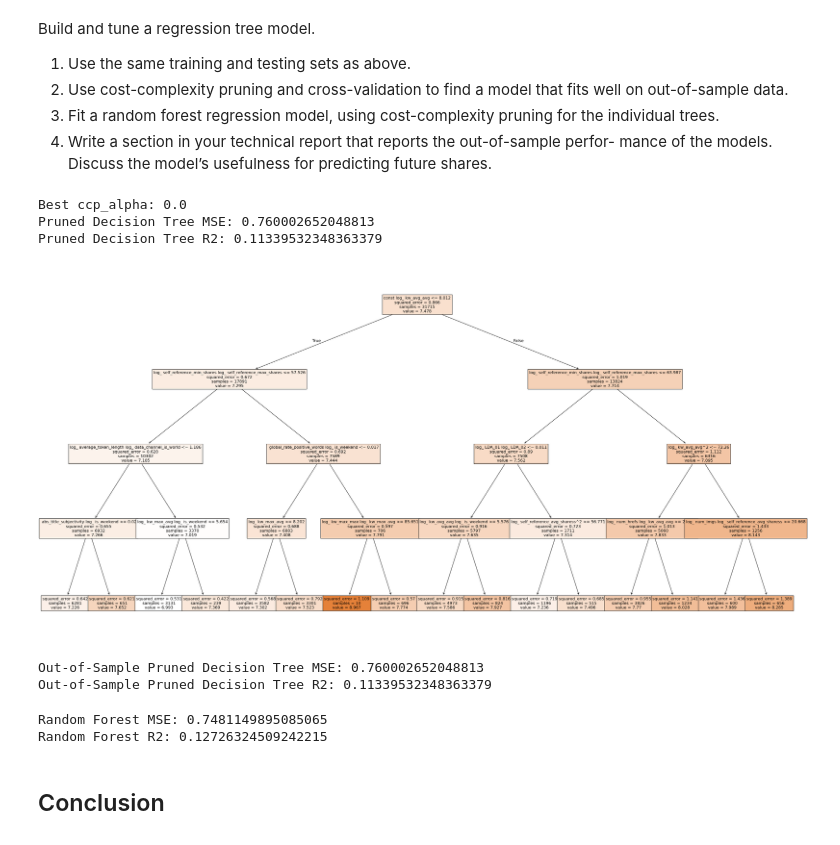
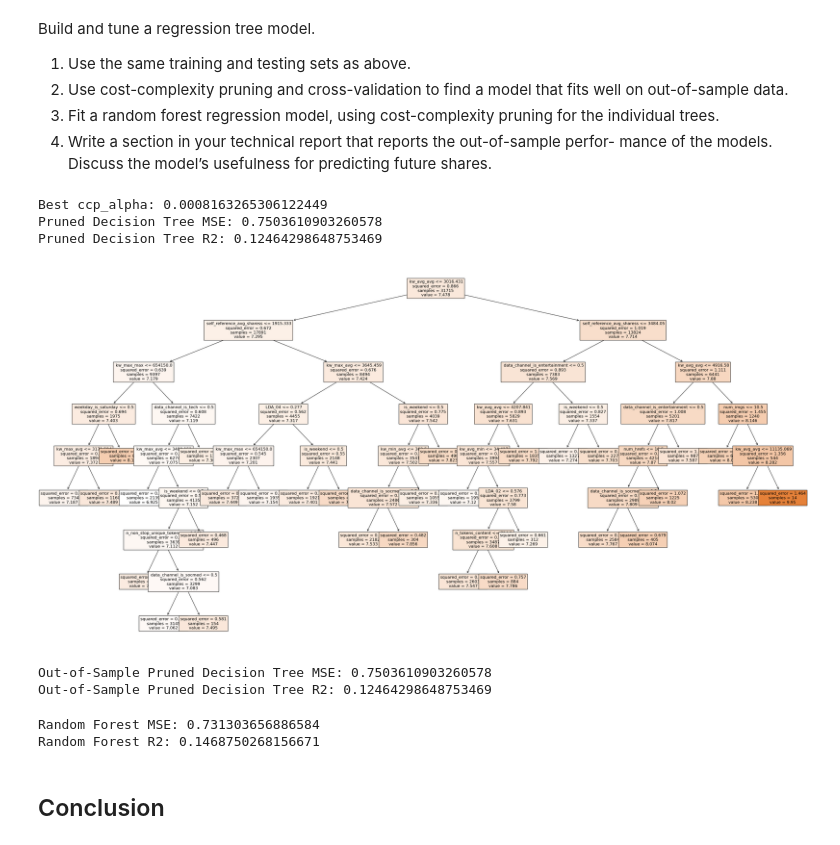
Before and after one commit to stat220/final-lab-aabb-team-group-1, a Jupyter notebook: finalLab.ipynb, the cells around one changed output. Saved outputs shown, nothing was run; the diff lists cells and outputs as text; code cells hidden in the pictures.

Commit message:
fixed decision tree

```diff
--- a/finalLab.ipynb
+++ b/finalLab.ipynb
@@ -676,46 +676,46 @@ y_test_tree = y_test.copy()
 # %%
 # Perform grid search to find the optimal ccp_alpha
 param_grid = {'ccp_alpha': np.linspace(0, 0.01, 50)}
-grid_search = GridSearchCV(DecisionTreeRegressor(random_state=42, max_depth=4, min_samples_leaf=10), param_grid, cv=5, scoring='neg_mean_squared_error')
+grid_search = GridSearchCV(DecisionTreeRegressor(random_state=42, max_depth=10, min_samples_leaf=10), param_grid, cv=5, scoring='neg_mean_squared_error')
 grid_search.fit(X_train_tree, y_train_tree)
 
 # Get the best ccp_alpha
 best_ccp_alpha = grid_search.best_params_['ccp_alpha']
 print(f"Best ccp_alpha: {best_ccp_alpha}")
 
 # Fit the decision tree regressor with the optimal ccp_alpha
-best_reg_tree = DecisionTreeRegressor(random_state=42, max_depth=4, min_samples_leaf=10, ccp_alpha=best_ccp_alpha)
+best_reg_tree = DecisionTreeRegressor(random_state=42, max_depth=10, min_samples_leaf=10, ccp_alpha=best_ccp_alpha)
 best_reg_tree.fit(X_train_tree, y_train_tree)
 
 # Predict and evaluate the model
 y_pred_pruned = best_reg_tree.predict(X_test_tree)
 mse_pruned = mean_squared_error(y_test_tree, y_pred_pruned)
 r2_pruned = r2_score(y_test_tree, y_pred_pruned)
 
 print(f"Pruned Decision Tree MSE: {mse_pruned}")
 print(f"Pruned Decision Tree R2: {r2_pruned}")
 
 # Plot the pruned decision tree
 plt.figure(figsize=(40, 20))
 plot_tree(best_reg_tree, filled=True, feature_names=X_train_tree.columns.tolist(), fontsize=12)
 plt.show()
 # Test the pruned decision tree with out-of-sample data
 y_pred_out_of_sample = best_reg_tree.predict(X_test_tree)
 mse_out_of_sample = mean_squared_error(y_test_tree, y_pred_out_of_sample)
 r2_out_of_sample = r2_score(y_test_tree, y_pred_out_of_sample)
 
 print(f"Out-of-Sample Pruned Decision Tree MSE: {mse_out_of_sample}")
 print(f"Out-of-Sample Pruned Decision Tree R2: {r2_out_of_sample}")
 # %% [output]
-Best ccp_alpha: 0.0
-Pruned Decision Tree MSE: 0.760002652048813
-Pruned Decision Tree R2: 0.11339532348363379
+Best ccp_alpha: 0.0008163265306122449
+Pruned Decision Tree MSE: 0.7503610903260578
+Pruned Decision Tree R2: 0.12464298648753469
-[figure, old version]
+[figure, new version]
-Out-of-Sample Pruned Decision Tree MSE: 0.760002652048813
-Out-of-Sample Pruned Decision Tree R2: 0.11339532348363379
+Out-of-Sample Pruned Decision Tree MSE: 0.7503610903260578
+Out-of-Sample Pruned Decision Tree R2: 0.12464298648753469
 # %%
 # Fit the random forest regressor with the optimal ccp_alpha for individual trees
-random_forest = RandomForestRegressor(random_state=42, n_estimators=100, max_depth=4, min_samples_leaf=10, ccp_alpha=best_ccp_alpha)
+random_forest = RandomForestRegressor(random_state=42, n_estimators=100, max_depth=10, min_samples_leaf=10, ccp_alpha=best_ccp_alpha)
 random_forest.fit(X_train_tree, y_train_tree)
 
 # Predict and evaluate the model
@@ -726,8 +726,8 @@ r2_rf = r2_score(y_test_tree, y_pred_rf)
 print(f"Random Forest MSE: {mse_rf}")
 print(f"Random Forest R2: {r2_rf}")
 # %% [output]
-Random Forest MSE: 0.7481149895085065
-Random Forest R2: 0.12726324509242215
+Random Forest MSE: 0.731303656886584
+Random Forest R2: 0.1468750268156671
 # %% [markdown]
 ## Conclusion
 # %% [markdown]
```
